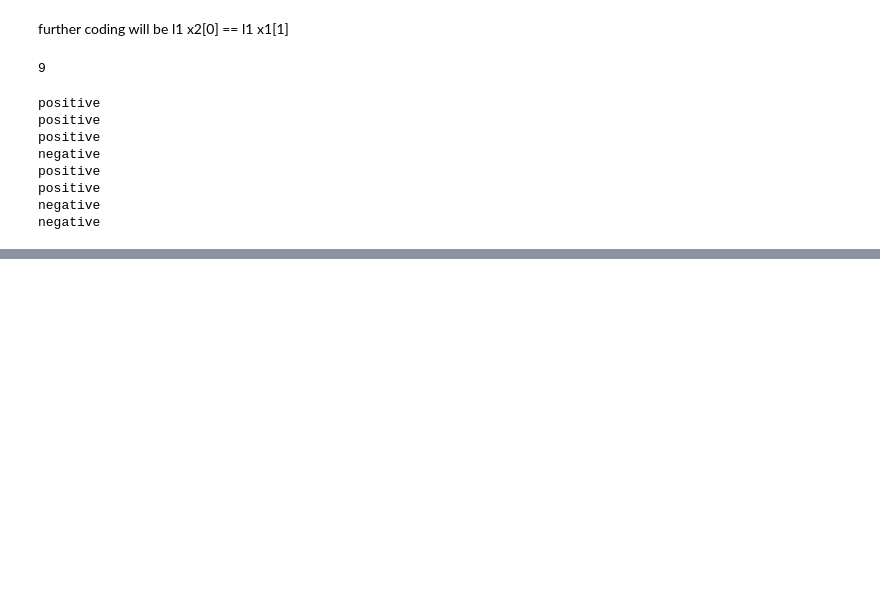
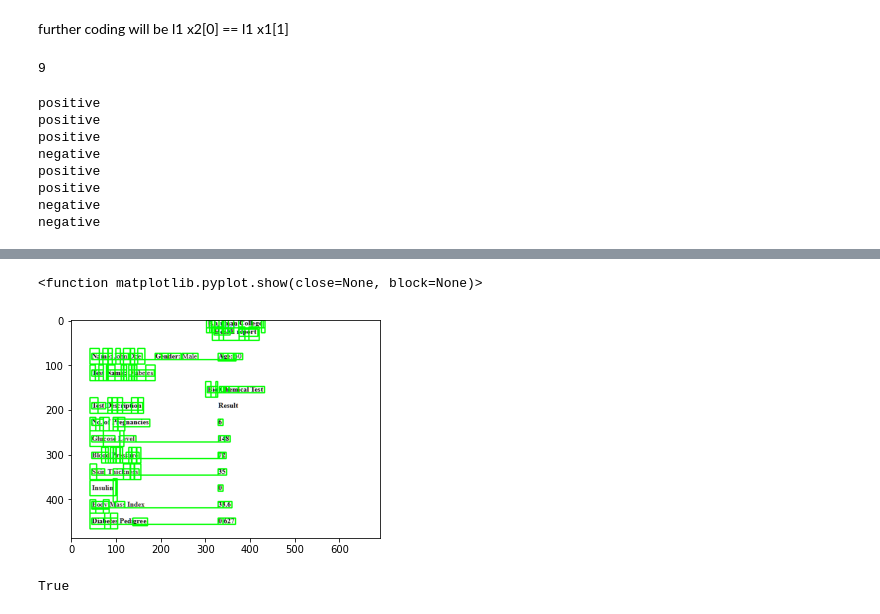
Before and after one commit to Aaris-Kazi/OCR-Enhancement, a Jupyter notebook: ocr_gen2.ipynb, the cells around one changed output, grey strips where cells are left out. Drawn from its saved outputs; the diff is of its cells as text; code cells hidden in the pictures; blank space fills up the shorter version.

```diff
--- a/ocr_gen2.ipynb
+++ b/ocr_gen2.ipynb
@@ -119,0 +209,18 @@ negative
+# %%
+i = 0
+x_c1 = []
+x_c2 = []
+y_c1 = []
+y_c2 = []
+while i < len(df):
+    l1 = df[df.Y2 == df.Y2[i]]
+    print(i)
+    x1 = l1.X1.min()
+    y1 = l1.Y1.min()
+    x2 = l1.X2.max()
+    y2 = l1.Y2.max()
+    x_c1.append(x1)
+    y_c1.append(y1)
+    x_c2.append(x2)
+    y_c2.append(y2)
+    i +=len(l1)
@@ -119,0 +247,17 @@ negative
+# %%
+for i in range(len(x_c1)):
+    x1 = x_c1[i]
+    x2 = x_c2[i]
+    y1 = y_c1[i]
+    y2 = y_c1[i]
+    img = cv.rectangle(img, (x1,  y1), (x2, y2), (0, 255, 0), 2)
+# %%
+plt.imshow(img)
+plt.show
+# %% [output]
+<function matplotlib.pyplot.show(close=None, block=None)>
+[figure, added]
+# %%
+cv.imwrite('gen3.png', img)
+# %% [output]
+True
```
Also changed, not shown: parts of 16 cells of this notebook, 2 other files.
